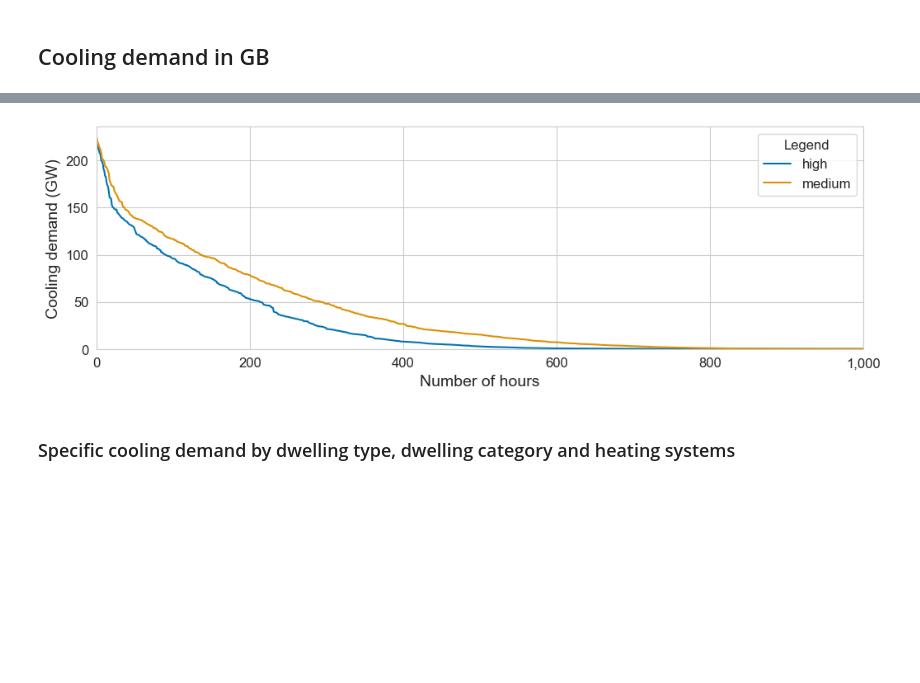
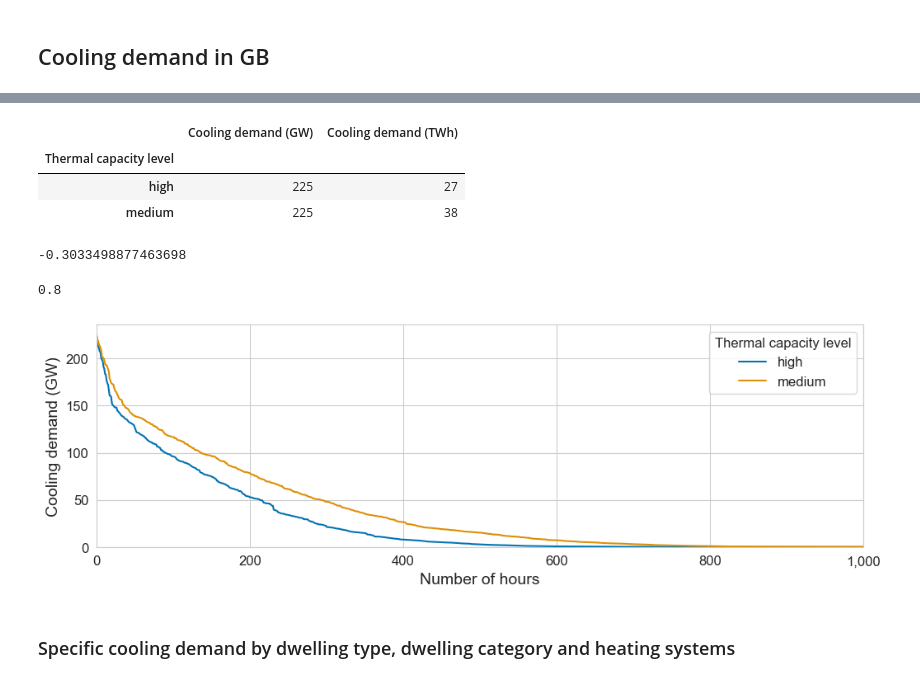
Before and after one commit to AlexandreLab/cooling_demand_UK, a Jupyter notebook: notebooks/visualisation_paper_sensitivity.ipynb, the cells around one changed output, grey strips where cells are left out. Saved outputs shown, nothing was run; the diff lists cells and outputs as text; code cells hidden in the pictures; blank space fills up the shorter version.

Commit message:
Task: update path of folders

```diff
--- a/notebooks/visualisation_paper_sensitivity.ipynb
+++ b/notebooks/visualisation_paper_sensitivity.ipynb
@@ -70,4 +74 @@ c:\sceac10\
 [figure]
-# %%
-PATH_TABLES = Path(r"C:\Users\sceac10\OneDrive - Cardiff University\General\communication\tables")
-PATH_SAVE_FIGURES = Path(r"C:\Users\sceac10\OneDrive - Cardiff University\General\communication\figures")
@@ -94,8 +103,8 @@ For example, when doing 'df[col].method(value, inplace=True)', try using 'df.met
 # %%
 scenario_dict = {
     "high thermal capacity": ("high", '2050 high emission high thermal capacity') ,
-    "medium thermal capacity": ("medium", '2050 high emission'),
-    # "low thermal capacity": "low",
+    # "medium thermal capacity": ("medium", '2050 high emission'),
+    "low thermal capacity": ("low", '2050 high emission low thermal capacity') ,
 }
 # %%
 import icecream as ic
@@ -105,13 +114,11 @@ cooling_demand_results = []
 
 for sc_name, (thermal_capacity_level, folder) in scenario_dict.items():
   ic.ic(sc_name)
-  PATH_RESULTS = Path(
-      r'C:\Users\sceac10\OneDrive - Cardiff University\General\04 - Analysis'
-  ) / folder
+  PATH_RESULTS = main.PATH_ORG / r'General\04 - Analysis' / folder
   try:
     cooling_demand = pd.read_csv(PATH_RESULTS /
                                  'cooling_demand_profiles_la.csv',
-                                 index_col=0)
+                                 index_col=0, parse_dates=True)
     lsoa_peak = pd.read_csv(PATH_RESULTS / 'cooling_peak_results_lsoa.csv',
                             index_col=[0, 1])
   except:
@@ -119,7 +126,7 @@ for sc_name, (thermal_capacity_level, folder) in scenario_dict.items():
                             THERMAL_CAPACITY_LEVEL] == thermal_capacity_level
     temp_residential_data = residential_data.loc[filt].copy()
     lsoa_peak, cooling_demand = functions.extract_cooling_demand_profiles_and_peaks(
-        PATH_RESULTS, residential_data)
+        PATH_RESULTS, temp_residential_data)
   lsoa_peak[schema.DwellingDataSchema.
             THERMAL_CAPACITY_LEVEL] = thermal_capacity_level
   peak_results.append(lsoa_peak)
@@ -129,7 +136,7 @@ for sc_name, (thermal_capacity_level, folder) in scenario_dict.items():
   cooling_demand_results.append(total_cooling_demand)
 lsoa_peak = pd.concat(peak_results)
 lsoa_peak[schema.VisualisationSchema.PEAK_COOLING] = lsoa_peak[
-    schema.VisualisationSchema.PEAK_COOLING] / 1000
+      schema.VisualisationSchema.PEAK_COOLING] / 1000
 cooling_demand = pd.concat(cooling_demand_results)
 cooling_demand = pd.pivot_table(cooling_demand, index=cooling_demand.index, columns=schema.DwellingDataSchema.THERMAL_CAPACITY_LEVEL, values=0)
 # %% [output]
@@ -153,18 +176,44 @@ ic| temp_path: WindowsPath('C:/Users/sceac10/OneDrive - Cardiff University/Gener
+# %%
+summary_results = pd.concat([(cooling_demand / 1000000).max(),
+                             (cooling_demand / 1000000000).sum()],
+                            axis=1)
+summary_results.columns = [
+    schema.VisualisationSchema.COOLINGDEMAND_GW,
+    schema.VisualisationSchema.COOLINGDEMAND_TWH
+]
+summary_results = summary_results.round(0).astype(int)
+summary_results.to_csv(PATH_TABLES/"sensitivity_summary_results.csv")
+summary_results
+# %% [output]
+|  | Cooling demand (GW) | Cooling demand (TWh) |
+| Thermal capacity level |  |  |
+| high | 225 | 27 |
+| medium | 225 | 38 |
+# %%
+(26636.061763-38234.490018)/38234.490018
+# %% [output]
+-0.3033498877463698
+# %%
+(450-250)/250
+# %% [output]
+0.8
 # %%
 fig, ax = plt.subplots(figsize=figsize)
 for c in cooling_demand:
   (cooling_demand[c].sort_values(ascending=False).reset_index(drop=True)/1000000).plot(
       ax=ax)
 ax.margins(0, None)
 ax.set_ylabel(schema.VisualisationSchema.COOLINGDEMAND_GW)
 ax.set_xlabel("Number of hours")
-ax.legend(title=schema.VisualisationSchema.LEGEND)
+ax.legend(title=schema.DwellingDataSchema.THERMAL_CAPACITY_LEVEL)
 ax.set_xlim(0, 1000)
 ax.set_ylim(0, None)
 ax.get_xaxis().set_major_formatter(
     tkr.FuncFormatter(lambda x, p: "{:,.0f}".format(x)))
+fig.savefig(PATH_SAVE_FIGURES/f"sensitivity_load_duration_curves.{fig_format}", bbox_inches='tight', format=fig_format, dpi=dpi)
+fig.savefig(PATH_SAVE_FIGURES/f"sensitivity_load_duration_curves.{export_fig_format}", bbox_inches='tight', format=export_fig_format, dpi=dpi)
 # %% [output]
-[figure, old version]
+[figure, new version]
 # %% [markdown]
 ### Specific cooling demand by dwelling type, dwelling category and heating systems
 # %%
```
Also changed, not shown: parts of 9 cells of this notebook, 8 other files.
